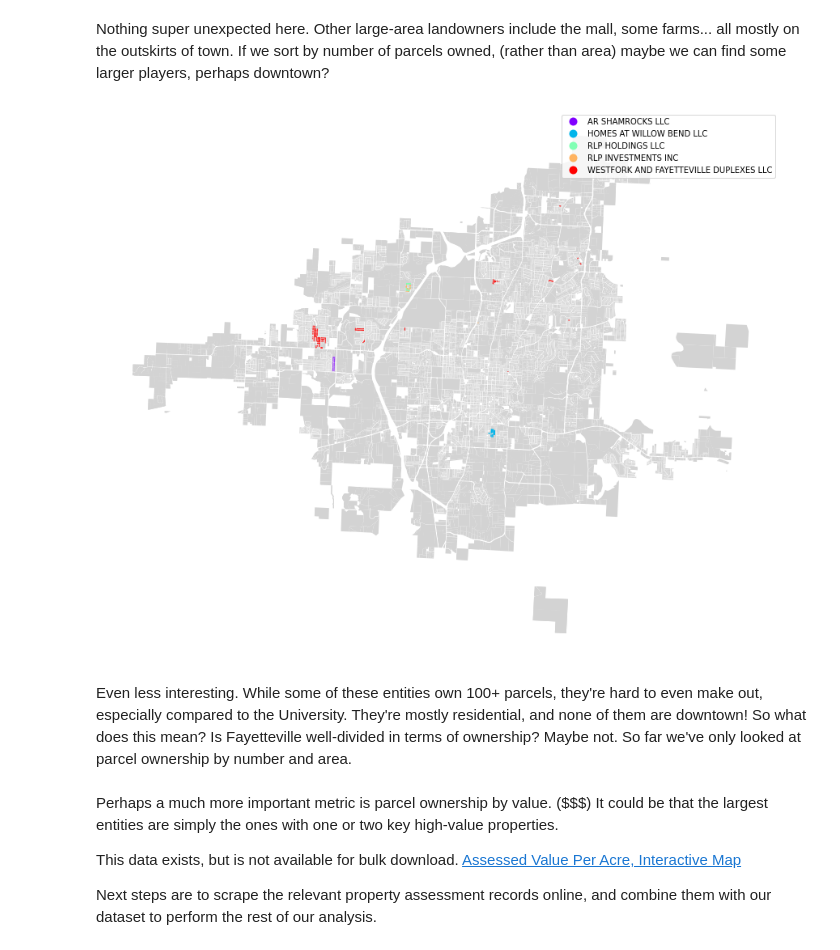
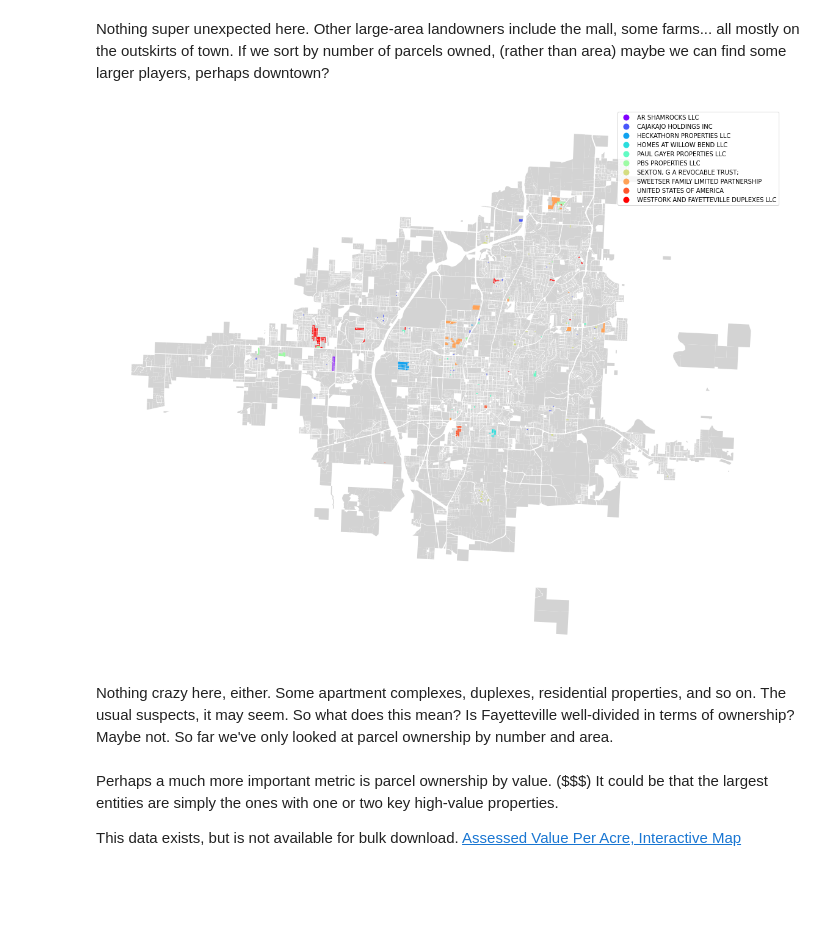
Before and after one commit to jacksonward/wowFayetteville, a Jupyter notebook: wow.ipynb, the cells around one changed output. Drawn from its saved outputs; the diff is of its cells as text; code cells hidden in the pictures; blank space fills up the shorter version.

```diff
--- a/wow.ipynb
+++ b/wow.ipynb
@@ -172,7 +179,7 @@ This makes sense, as the University plays perhaps <i>the</i> central role in the
 But are there any other big fish?
 We can take the top 'n' landowners that are not the City, School District, or University, and evaluate them as well.
 # %%
-n = 5
+n = 10
 topn = grouped[grouped.index.isin(['UNIVERSITY OF ARKANSAS', 'CITY OF FAYETTEVILLE', 'FAYETTEVILLE SCHOOL DISTRICT # 1']) == False]
 topn = topn.sort_values('Shape_Area', ascending = False).head(n)
 names = []
@@ -180,6 +187,6 @@ for index, row in topn.iterrows():
     names.append(index)
 
 poi = fay[(fay['Owner'].isin(names))]
-fbp = fay.plot(figsize=(15, 15), color="lightgray")
+fbp = fay.plot(figsize=(20, 20), color="lightgray")
 poi.plot(ax=fbp, column='Owner', cmap='Set1', categorical=True, legend=True).set_axis_off()
 # %% [output]
@@ -190,20 +197,18 @@ If we sort by number of parcels owned, (rather than area) maybe we can find some
 # %%
 topn = oc[oc.index.isin(['UNIVERSITY OF ARKANSAS', 'CITY OF FAYETTEVILLE', 'FAYETTEVILLE SCHOOL DISTRICT # 1']) == False].head(n)
 names = []
 for index, row in topn.iteritems():
     names.append(index)
 poi = fay[(fay['Owner'].isin(names))]
-fbp = fay.plot(figsize=(15, 15), color="lightgray")
+fbp = fay.plot(figsize=(20, 20), color="lightgray")
 poi.plot(ax=fbp, column='Owner', cmap='rainbow', categorical=True, legend=True).set_axis_off()
 # %% [output]
-[figure, old version]
+[figure, new version]
 # %% [markdown]
-Even less interesting. While some of these entities own 100+ parcels, they're hard to even make out, especially compared to the University. They're mostly residential, and none of them are downtown!
+Nothing crazy here, either. Some apartment complexes, duplexes, residential properties, and so on. The usual suspects, it may seem.
 So what does this mean? Is Fayetteville well-divided in terms of ownership? Maybe not. So far we've only looked at parcel ownership by number and area.
 # %% [markdown]
 Perhaps a much more important metric is parcel ownership by value. ($$$)
 It could be that the largest entities are simply the ones with one or two key high-value properties.
 
 This data exists, but is not available for bulk download. <a href="https://fayetteville-ar.maps.arcgis.com/home/webscene/viewer.html?webscene=a1d709126a3342ff87a39120ce85624f">Assessed Value Per Acre, Interactive Map</a>
-
-Next steps are to scrape the relevant property assessment records online, and combine them with our dataset to perform the rest of our analysis.
```
Also changed, not shown: parts of 20 cells of this notebook, 2 other files.
